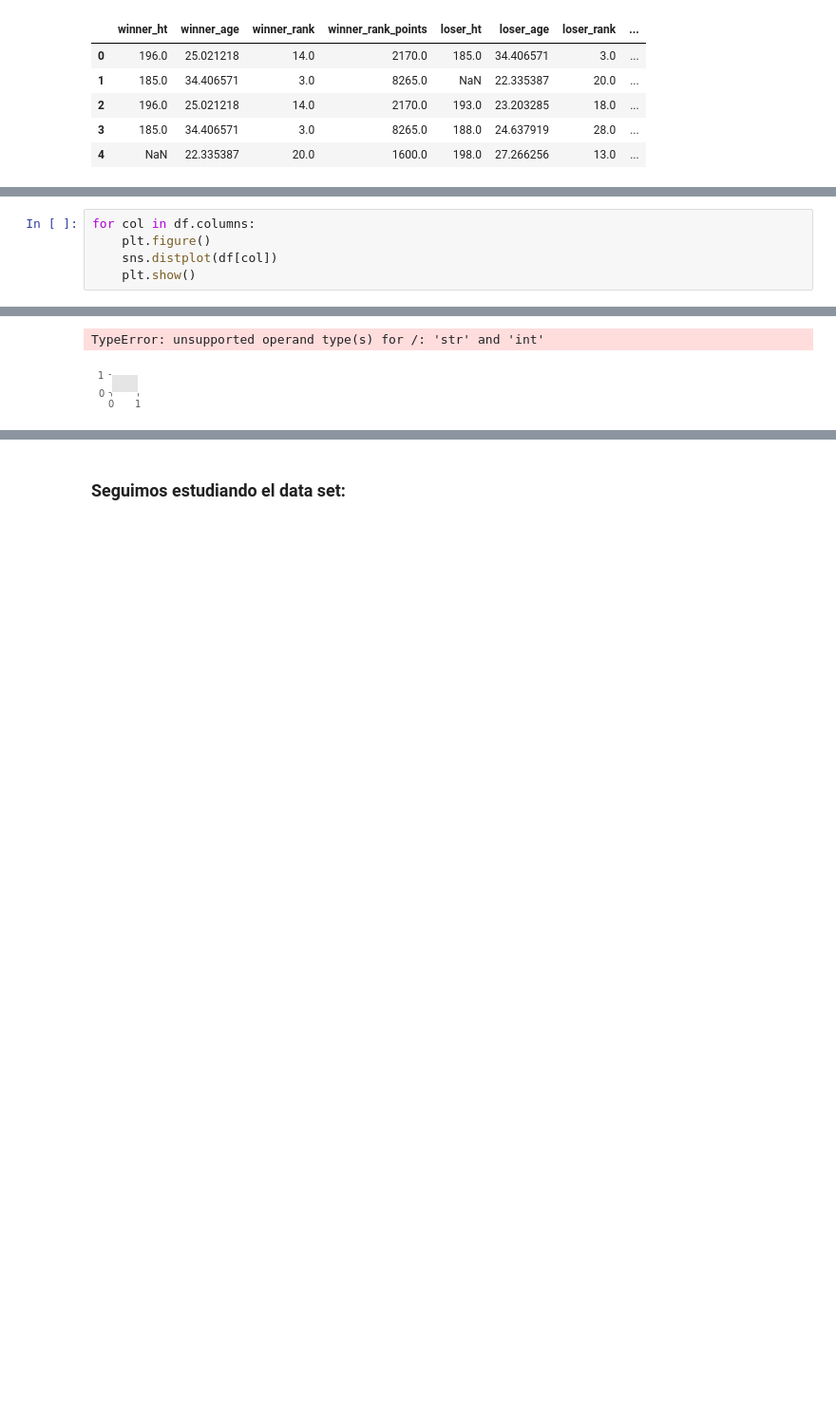
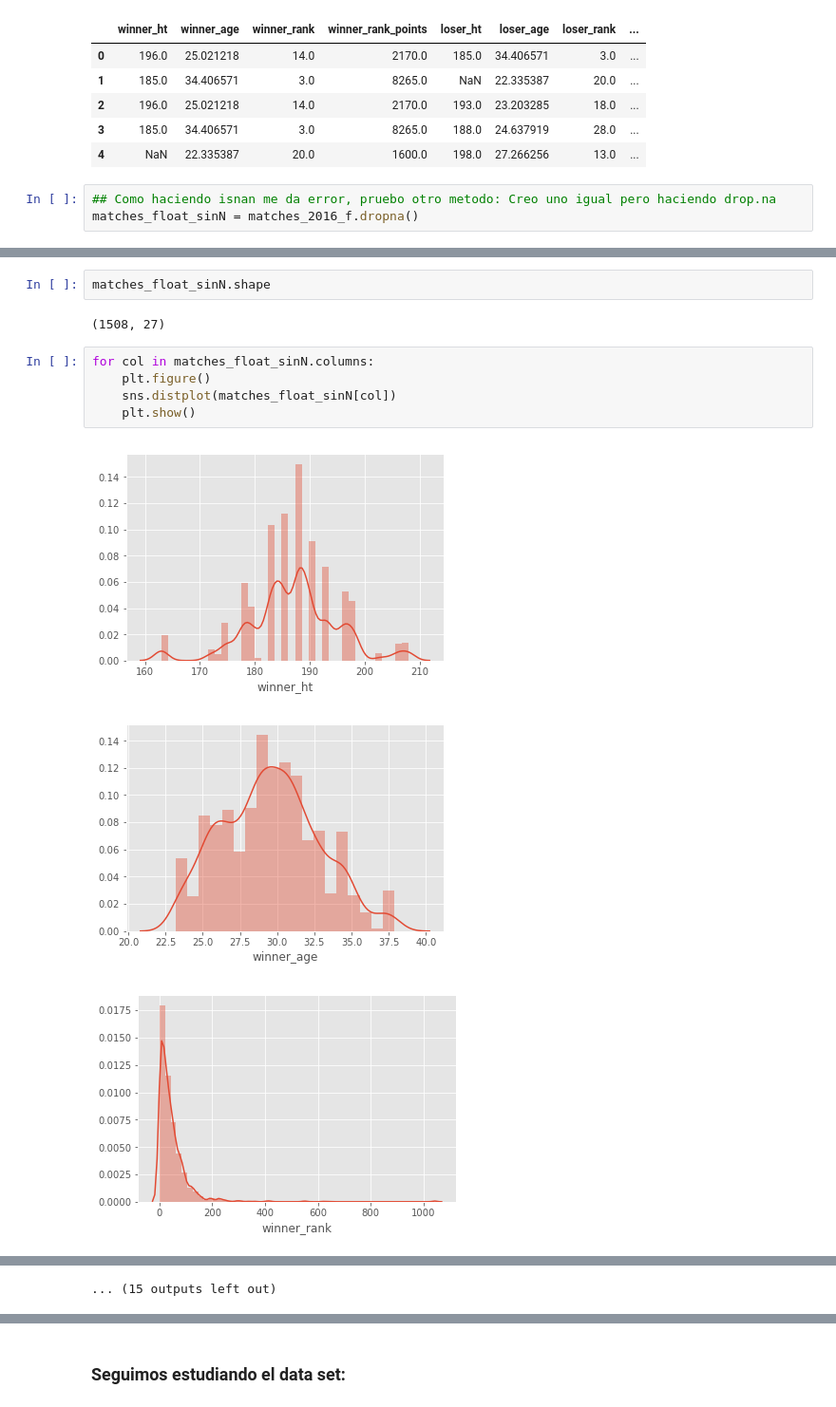
Before and after one commit to ISANJUA/TFM_ML4sportsBets, a Jupyter notebook: ETL - Prueba 1.ipynb, the cells around one changed output, grey strips where cells are left out. Shown at 95% size. Cells and saved outputs as stored; diff of their text form; blank space fills up the shorter version.

```diff
--- a/ETL - Prueba 1.ipynb
+++ b/ETL - Prueba 1.ipynb
@@ -107,3 +107,6 @@ matches_float_sinN.head()
 | 2 | 196.0 | 25.021218 | 14.0 | 2170.0 | 193.0 | 23.203285 | 18.0 | ... |
 | 3 | 185.0 | 34.406571 | 3.0 | 8265.0 | 188.0 | 24.637919 | 28.0 | ... |
 | 4 | NaN | 22.335387 | 20.0 | 1600.0 | 198.0 | 27.266256 | 13.0 | ... |
+# %%
+## Como haciendo isnan me da error, pruebo otro metodo: Creo uno igual pero haciendo drop.na
+matches_float_sinN = matches_2016_f.dropna()
@@ -110,6 +122,13 @@ matches_float_sinN.head()
+# %%
+matches_float_sinN.shape
+# %% [output]
+(1508, 27)
 # %%
-for col in df.columns:
+for col in matches_float_sinN.columns:
     plt.figure()
-    sns.distplot(df[col])
+    sns.distplot(matches_float_sinN[col])
     plt.show()
 # %% [output]
+[figure, new version]
+[figure, added]
+[figure, added]
@@ -116,2 +144 @@ for col in df.columns:
-TypeError: unsupported operand type(s) for /: 'str' and 'int'
+... (15 outputs left out)
-[figure, old version]
```
Also changed, not shown: parts of 16 cells of this notebook.
